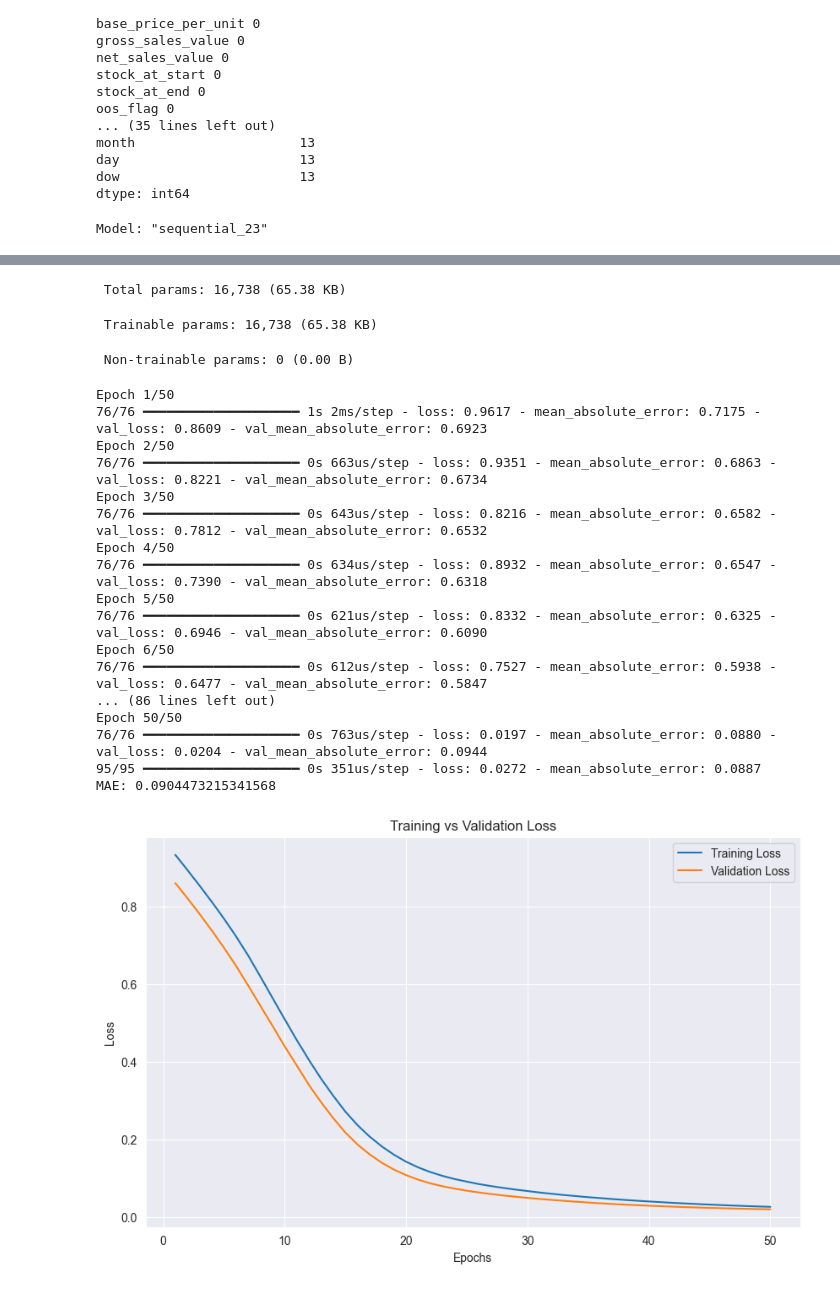
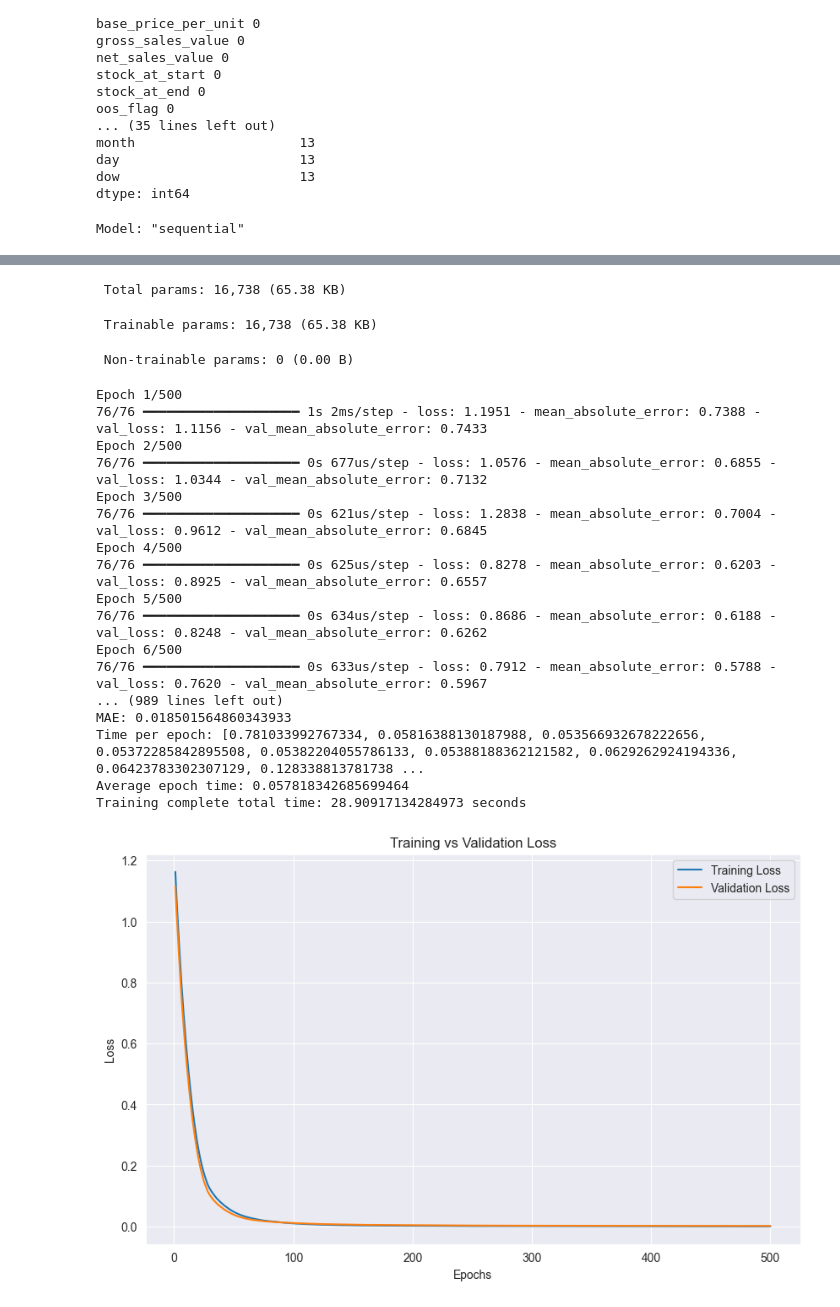
Before and after one commit to akajai/PyCharmMiscProject, a Jupyter notebook: EDA/Data/cs2/cs2.ipynb, the cells around one changed output, grey strips where cells are left out. Cells and saved outputs as stored; diff of their text form; code cells hidden in the pictures.

```diff
--- a/EDA/Data/cs2/cs2.ipynb
+++ b/EDA/Data/cs2/cs2.ipynb
@@ -111,6 +130,19 @@ month                     13
 day                       13
 dow                       13
 dtype: int64
+# %%
+import time
+class TimeHistory(tf.keras.callbacks.Callback):
+    def on_train_begin(self, logs=None):
+        self.times = []
+
+    def on_epoch_begin(self, epoch, logs=None):
+        self.epoch_time_start = time.time()
+
+    def on_epoch_end(self, epoch, logs=None):
+        self.times.append(time.time() - self.epoch_time_start)
+
+time_callback = TimeHistory()
 # %%
 es = tf.keras.callbacks.EarlyStopping(
     monitor='val_loss',
@@ -132,7 +164,7 @@ model = tf.keras.Sequential([
     tf.keras.layers.Dense(2, activation='linear')
 ])
 model.compile(
-    optimizer=tf.keras.optimizers.Adam(learning_rate=0.00001),
+    optimizer=tf.keras.optimizers.AdamW(learning_rate=0.00001),
     loss=tf.keras.losses.MeanSquaredError(),
     metrics=[tf.metrics.MeanAbsoluteError()]
 )
@@ -155,12 +187,15 @@ model.summary()
 history = model.fit(
     X_train_scaled, y_train_scaled,
     validation_split=0.2,
-    epochs=50,
+    epochs=500,
     batch_size=32,
-    callbacks=[es]
+    callbacks=[es,time_callback]
 )
 loss, mae = model.evaluate(X_train_scaled, y_train_scaled)
 print("MAE:", mae)
+print("Time per epoch:", time_callback.times)
+print("Average epoch time:", sum(time_callback.times) / len(time_callback.times))
+print('Training complete total time:', sum(time_callback.times), 'seconds')
 import matplotlib.pyplot as plt
 
 # history.history contains all metrics recorded during training
@@ -180,7 +215,7 @@ plt.legend()
 plt.grid(True)
 plt.show()
 # %% [output]
-Model: "sequential_23"
+Model: "sequential"
 ┏━━━━━━━━━━━━━━━━━━━━━━━━━━━━━━━━━┳━━━━━━━━━━━━━━━━━━━━━━━━┳━━━━━━━━━━━━━━━┓
 ┃ Layer (type)                    ┃ Output Shape           ┃       Param # ┃
 ┡━━━━━━━━━━━━━━━━━━━━━━━━━━━━━━━━━╇━━━━━━━━━━━━━━━━━━━━━━━━╇━━━━━━━━━━━━━━━┩
@@ -196,22 +231,22 @@ Model: "sequential_23"
 └─────────────────────────────────┴────────────────────────┴───────────────┘
  Total params: 16,738 (65.38 KB)
  Trainable params: 16,738 (65.38 KB)
  Non-trainable params: 0 (0.00 B)
-Epoch 1/50
-76/76 ━━━━━━━━━━━━━━━━━━━━ 1s 2ms/step - loss: 0.9617 - mean_absolute_error: 0.7175 - val_loss: 0.8609 - val_mean_absolute_error: 0.6923
-Epoch 2/50
-76/76 ━━━━━━━━━━━━━━━━━━━━ 0s 663us/step - loss: 0.9351 - mean_absolute_error: 0.6863 - val_loss: 0.8221 - val_mean_absolute_error: 0.6734
-Epoch 3/50
-76/76 ━━━━━━━━━━━━━━━━━━━━ 0s 643us/step - loss: 0.8216 - mean_absolute_error: 0.6582 - val_loss: 0.7812 - val_mean_absolute_error: 0.6532
-Epoch 4/50
-76/76 ━━━━━━━━━━━━━━━━━━━━ 0s 634us/step - loss: 0.8932 - mean_absolute_error: 0.6547 - val_loss: 0.7390 - val_mean_absolute_error: 0.6318
-Epoch 5/50
-76/76 ━━━━━━━━━━━━━━━━━━━━ 0s 621us/step - loss: 0.8332 - mean_absolute_error: 0.6325 - val_loss: 0.6946 - val_mean_absolute_error: 0.6090
-Epoch 6/50
-76/76 ━━━━━━━━━━━━━━━━━━━━ 0s 612us/step - loss: 0.7527 - mean_absolute_error: 0.5938 - val_loss: 0.6477 - val_mean_absolute_error: 0.5847
-... (86 lines left out)
-Epoch 50/50
-76/76 ━━━━━━━━━━━━━━━━━━━━ 0s 763us/step - loss: 0.0197 - mean_absolute_error: 0.0880 - val_loss: 0.0204 - val_mean_absolute_error: 0.0944
-95/95 ━━━━━━━━━━━━━━━━━━━━ 0s 351us/step - loss: 0.0272 - mean_absolute_error: 0.0887
-MAE: 0.0904473215341568
+Epoch 1/500
+76/76 ━━━━━━━━━━━━━━━━━━━━ 1s 2ms/step - loss: 1.1951 - mean_absolute_error: 0.7388 - val_loss: 1.1156 - val_mean_absolute_error: 0.7433
+Epoch 2/500
+76/76 ━━━━━━━━━━━━━━━━━━━━ 0s 677us/step - loss: 1.0576 - mean_absolute_error: 0.6855 - val_loss: 1.0344 - val_mean_absolute_error: 0.7132
+Epoch 3/500
+76/76 ━━━━━━━━━━━━━━━━━━━━ 0s 621us/step - loss: 1.2838 - mean_absolute_error: 0.7004 - val_loss: 0.9612 - val_mean_absolute_error: 0.6845
+Epoch 4/500
+76/76 ━━━━━━━━━━━━━━━━━━━━ 0s 625us/step - loss: 0.8278 - mean_absolute_error: 0.6203 - val_loss: 0.8925 - val_mean_absolute_error: 0.6557
+Epoch 5/500
+76/76 ━━━━━━━━━━━━━━━━━━━━ 0s 634us/step - loss: 0.8686 - mean_absolute_error: 0.6188 - val_loss: 0.8248 - val_mean_absolute_error: 0.6262
+Epoch 6/500
+76/76 ━━━━━━━━━━━━━━━━━━━━ 0s 633us/step - loss: 0.7912 - mean_absolute_error: 0.5788 - val_loss: 0.7620 - val_mean_absolute_error: 0.5967
+... (989 lines left out)
+MAE: 0.018501564860343933
+Time per epoch: [0.781033992767334, 0.05816388130187988, 0.053566932678222656, 0.05372285842895508, 0.05382204055786133, 0.05388188362121582, 0.0629262924194336, 0.06423783302307129, 0.128338813781738 ...
+Average epoch time: 0.057818342685699464
+Training complete total time: 28.90917134284973 seconds
-[figure, old version]
+[figure, new version]
```
Also changed, not shown: parts of 4 cells of this notebook, 26 other files.
